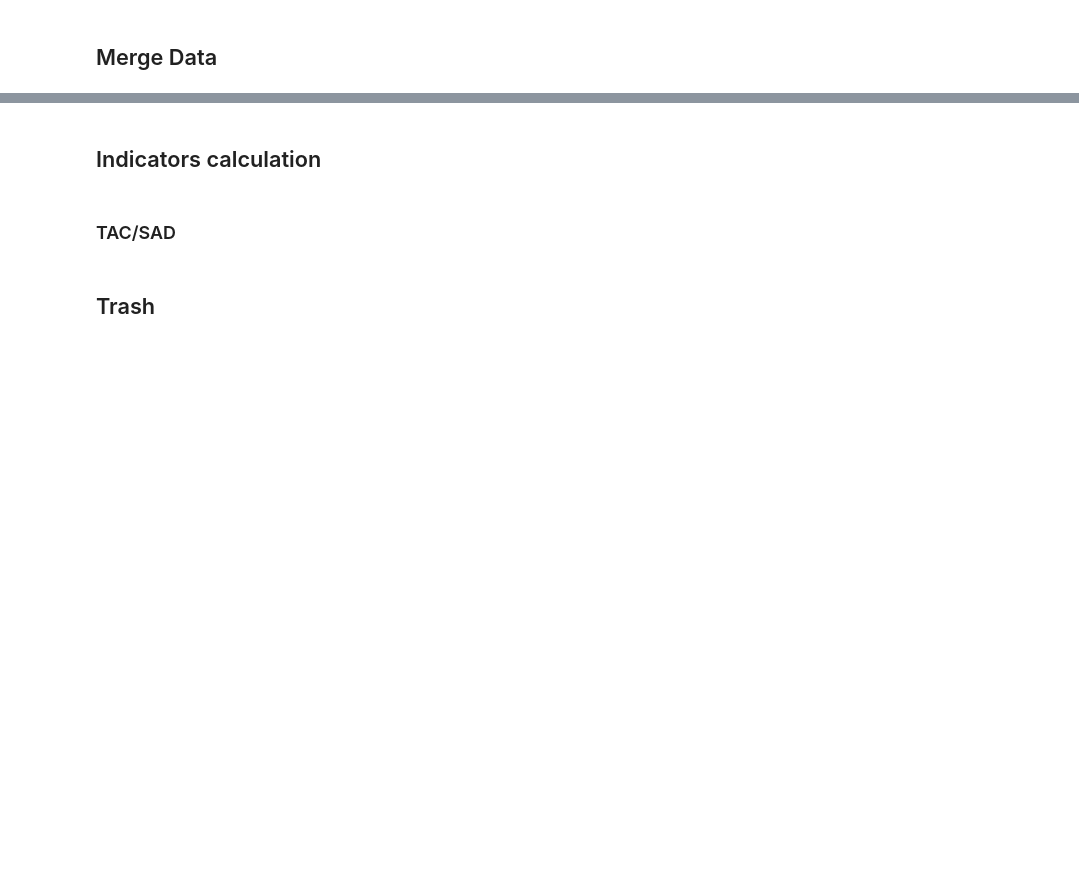
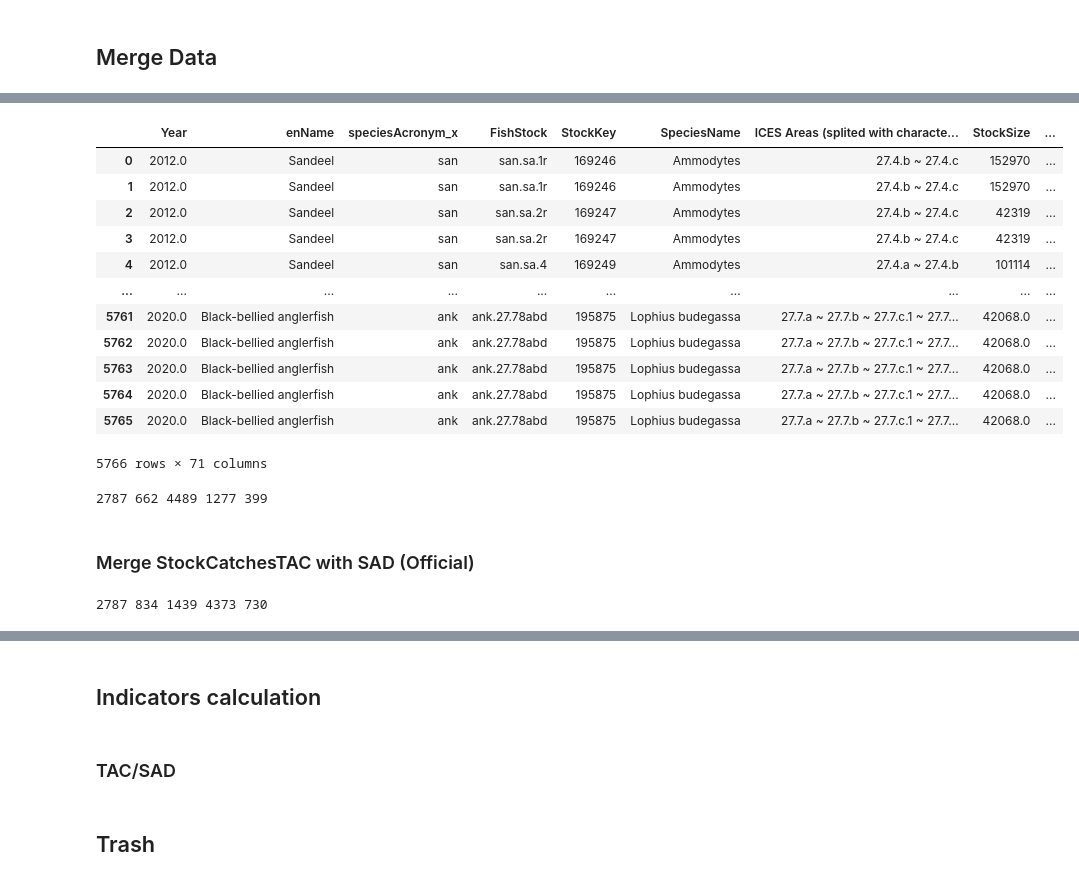
Before and after one commit to isaldiviagonzatti/sdg14, a Jupyter notebook: code/fisheries.ipynb, the cells around one changed output, grey strips where cells are left out. Saved outputs shown, nothing was run; the diff lists cells and outputs as text; code cells hidden in the pictures; blank space fills up the shorter version.

```diff
--- a/code/fisheries.ipynb
+++ b/code/fisheries.ipynb
@@ -500,0 +807,49 @@ len(mStockCatch[mStockCatch._merge == 'right_only']))
+# %%
+dictTACSAD = pd.read_excel(("../data/icesTACcomparison.xlsx"), 'Matching - ICES-TAC')
+# filter years and melt
+dictTACSAD = dictTACSAD[['TAC ID', 2012, 2016, 2020]]
+dictTACSAD = dictTACSAD.melt(id_vars=['TAC ID'], var_name='Year', value_name='FishStock').copy()
+# explode and then merge with with original to know if TAC applies to more than one stock
+dictTACSADexplode = dictTACSAD.set_index(['TAC ID', 'Year']).apply(lambda x: x.str.split('+').explode()).reset_index()
+dictTACSADexplode = dictTACSADexplode.apply(lambda x: x.str.strip() if x.dtype == "object" else x)
+dictTACSAD = dictTACSAD.merge(dictTACSADexplode, on=['TAC ID', 'Year'])
+#rename all columns of dictTACSAD
+dictTACSAD.columns = ['TAC ID', 'Year', 'FishStockTAC', 'FishStock']
+# %%
+# convert Year to float (Year in mStockCatchSADoff is float because of NaNs)
+dictTACSAD.Year = dictTACSAD.Year.astype(np.float64)
+# %%
+# drop non-matching rows from previous merge
+mStockCatch = mStockCatch[mStockCatch._mergeCatch == 'both'].copy()
+
+mStockCatchTAC = mStockCatch.merge(dictTACSAD, on=['FishStock', 'Year'], how='outer', indicator='_mergeDictTAC')
+# %%
+mStockCatchTAC = mStockCatchTAC.merge(tac, on=['TAC ID', 'Year'], how='left', indicator='_mergeTAC')
+# %%
+mStockCatchTAC
+# %% [output]
+|  | Year | enName | speciesAcronym_x | FishStock | StockKey | SpeciesName | ICES Areas (splited with characte... | StockSize | ... |
+| 0 | 2012.0 | Sandeel | san | san.sa.1r | 169246 | Ammodytes | 27.4.b ~ 27.4.c | 152970 | ... |
+| 1 | 2012.0 | Sandeel | san | san.sa.1r | 169246 | Ammodytes | 27.4.b ~ 27.4.c | 152970 | ... |
+| 2 | 2012.0 | Sandeel | san | san.sa.2r | 169247 | Ammodytes | 27.4.b ~ 27.4.c | 42319 | ... |
+| 3 | 2012.0 | Sandeel | san | san.sa.2r | 169247 | Ammodytes | 27.4.b ~ 27.4.c | 42319 | ... |
+| 4 | 2012.0 | Sandeel | san | san.sa.4 | 169249 | Ammodytes | 27.4.a ~ 27.4.b | 101114 | ... |
+| ... | ... | ... | ... | ... | ... | ... | ... | ... | ... |
+| 5761 | 2020.0 | Black-bellied anglerfish | ank | ank.27.78abd | 195875 | Lophius budegassa | 27.7.a ~ 27.7.b ~ 27.7.c.1 ~ 27.7... | 42068.0 | ... |
+| 5762 | 2020.0 | Black-bellied anglerfish | ank | ank.27.78abd | 195875 | Lophius budegassa | 27.7.a ~ 27.7.b ~ 27.7.c.1 ~ 27.7... | 42068.0 | ... |
+| 5763 | 2020.0 | Black-bellied anglerfish | ank | ank.27.78abd | 195875 | Lophius budegassa | 27.7.a ~ 27.7.b ~ 27.7.c.1 ~ 27.7... | 42068.0 | ... |
+| 5764 | 2020.0 | Black-bellied anglerfish | ank | ank.27.78abd | 195875 | Lophius budegassa | 27.7.a ~ 27.7.b ~ 27.7.c.1 ~ 27.7... | 42068.0 | ... |
+| 5765 | 2020.0 | Black-bellied anglerfish | ank | ank.27.78abd | 195875 | Lophius budegassa | 27.7.a ~ 27.7.b ~ 27.7.c.1 ~ 27.7... | 42068.0 | ... |
+5766 rows × 71 columns
+# %%
+print(
+len(mStockCatch),
+len(tac),
+len(mStockCatchTAC[mStockCatchTAC._mergeDictTAC == 'both']),
+len(mStockCatchTAC[mStockCatchTAC._mergeDictTAC == 'left_only']),
+len(mStockCatchTAC[mStockCatchTAC._mergeDictTAC == 'right_only'])
+)
+# %% [output]
+2787 662 4489 1277 399
+# %% [markdown]
+### Merge StockCatchesTAC with SAD (Official)
@@ -500,0 +866,10 @@ len(mStockCatch[mStockCatch._merge == 'right_only']))
+# %%
+print(
+len(mStockCatch),
+len(sadOff),
+len(mStockCatchTACSADoff[mStockCatchTACSADoff._mergeSADoff == 'both']),
+len(mStockCatchTACSADoff[mStockCatchTACSADoff._mergeSADoff == 'left_only']),
+len(mStockCatchTACSADoff[mStockCatchTACSADoff._mergeSADoff == 'right_only']),
+)
+# %% [output]
+2787 834 1439 4373 730
```
Also changed, not shown: parts of 54 cells of this notebook, 7 other files.
